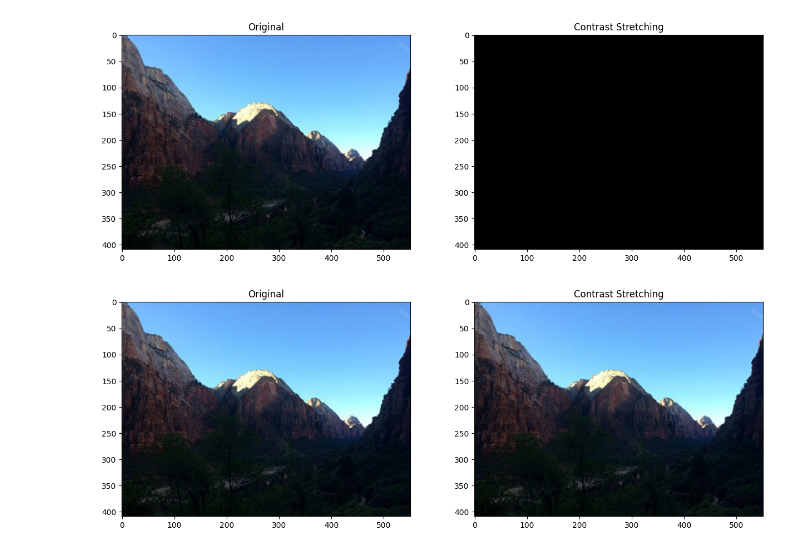
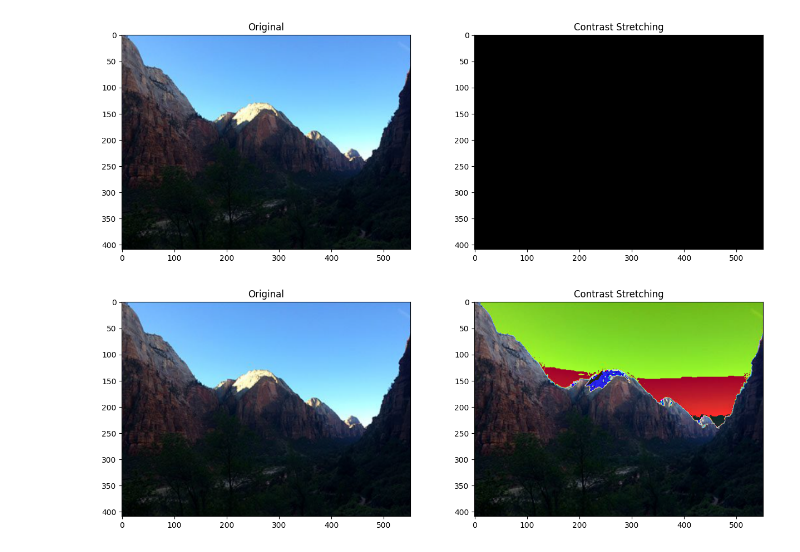
Before and after one commit to Ravshanbe/DIP, a Jupyter notebook: week 4/task2.ipynb, the cells around one changed output. Saved outputs shown, nothing was run; the diff lists cells and outputs as text; code cells hidden in the pictures.

```diff
--- a/week 4/task2.ipynb
+++ b/week 4/task2.ipynb
@@ -27,6 +27,6 @@ res1 = contrast_stretching('1.png', 0, 50)
 # %% [output]
 [figure]
 # %%
-res1 = contrast_stretching('1.png', 255, 0)
+res1 = contrast_stretching('1.png', 300, 0)
 # %% [output]
-[figure, old version]
+[figure, new version]
```
Also changed, not shown: 6 other files.
